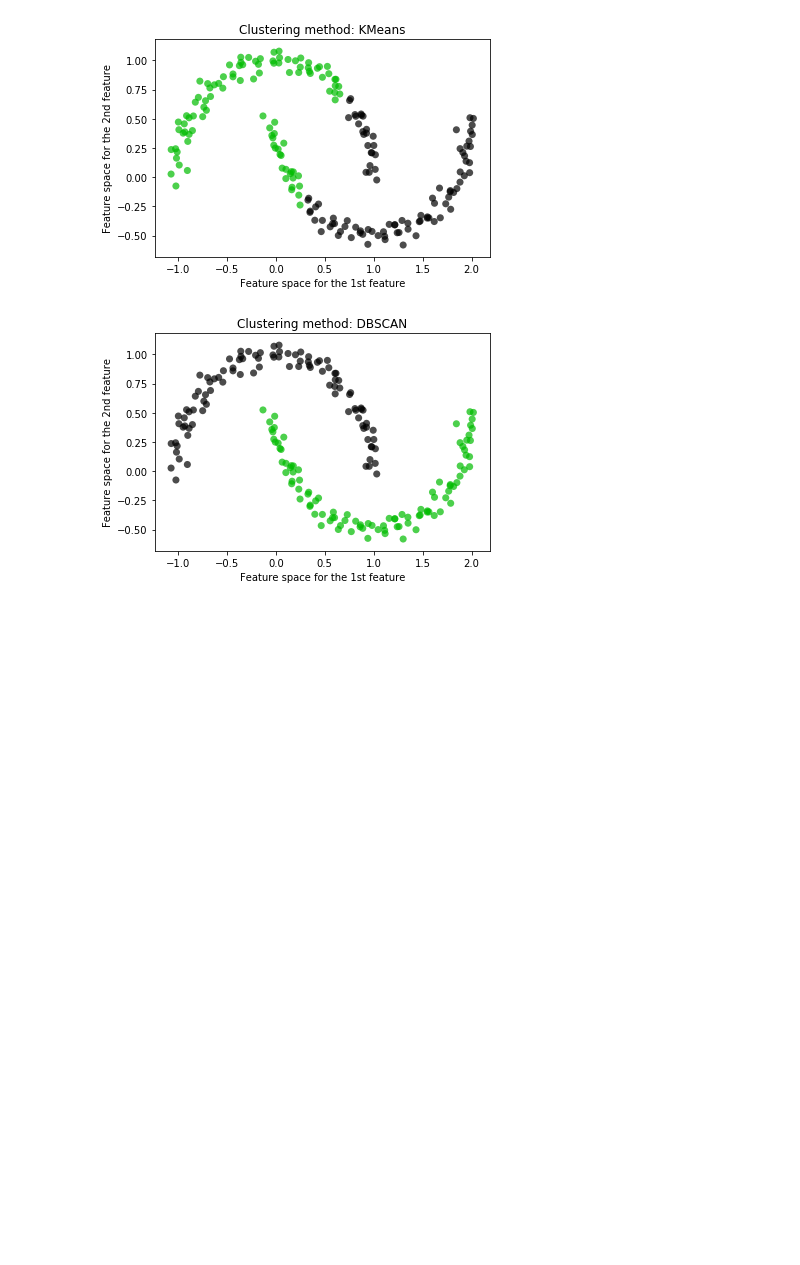
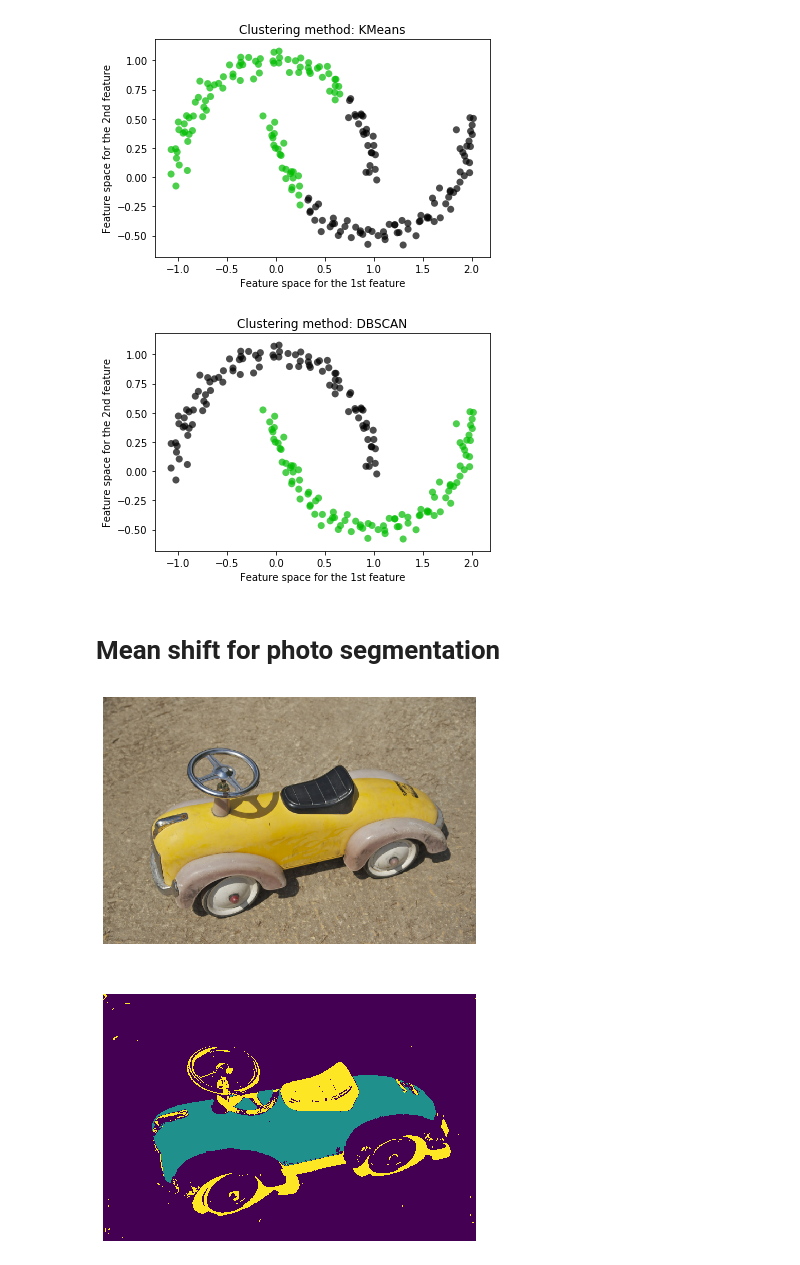
Before and after one commit to styczen/Machine-learning, a Jupyter notebook: 08_Hierarchical_clustering/clustering.ipynb, the cells around one changed output. Drawn from its saved outputs; the diff is of its cells as text; code cells hidden in the pictures; blank space fills up the shorter version.

Commit message:
Add segmentation with mean-shift on RGB image

```diff
--- a/08_Hierarchical_clustering/clustering.ipynb
+++ b/08_Hierarchical_clustering/clustering.ipynb
@@ -285,3 +285,5 @@ plt.show()
 [figure]
 [figure]
 [figure]
+# %% [markdown]
+# Mean shift for photo segmentation
@@ -287,0 +294,33 @@ plt.show()
+# %%
+DIR = os.getcwd()
+
+image = plt.imread(DIR + '/toy_car.png')
+image = image[:, :, :3]
+
+#Need to convert image into feature array based
+#on rgb intensities
+flat_image=np.reshape(image, [-1, 3])
+# %%
+#Estimate bandwidth
+bandwidth2 = estimate_bandwidth(flat_image,
+                                quantile=.2, n_samples=500)
+# %%
+#Fit
+ms = MeanShift(bandwidth2, bin_seeding=True)
+ms.fit(flat_image)
+labels=ms.labels_
+# %%
+# Plot image vs segmented image
+plt.figure(figsize=(10, 10))
+
+plt.subplot(2, 1, 1)
+plt.imshow(image)
+plt.axis('off')
+
+plt.subplot(2, 1, 2)
+plt.imshow(np.reshape(labels, image.shape[:2]))
+plt.axis('off')
+
+plt.show()
+# %% [output]
+[figure, added]
```
Also changed, not shown: parts of 1 cell of this notebook, 1 other file.
